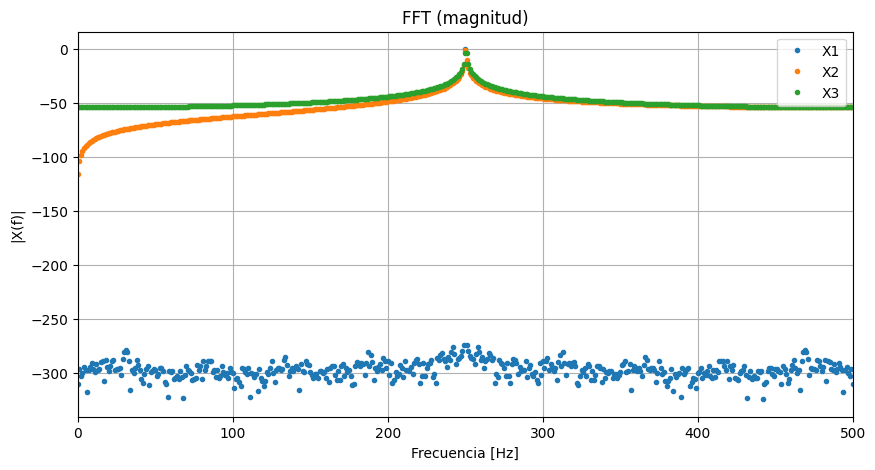
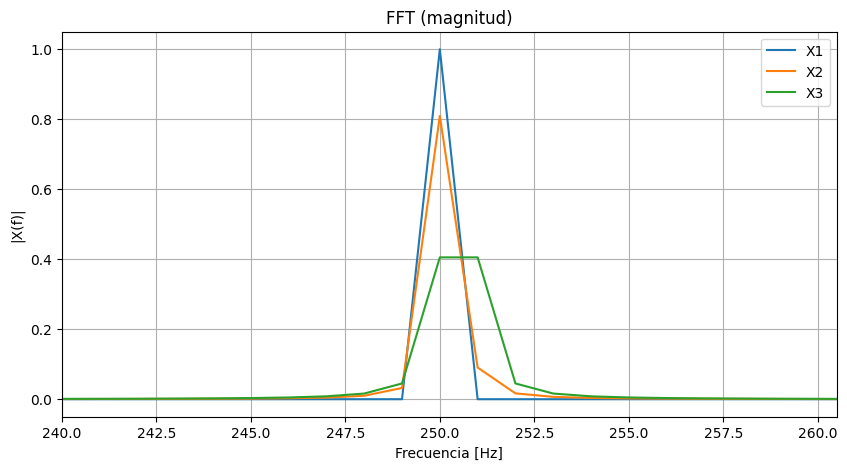
Unified diff of the notebook cell whose output changed from the first chart to the second:
--- before
+++ after
@@ -1,7 +1,7 @@
 plt.figure(figsize=(10,5))
-plt.plot(f,10*np.log10(2*(np.abs(X1))**2), '.', label='X1')
-plt.plot(f,10*np.log10(2*(np.abs(X2))**2), '.', label='X2')
-plt.plot(f,10*np.log10(2*(np.abs(X3))**2), '.', label='X3')
-plt.xlim([0, fs/2])
+plt.plot(f,2*(np.abs(X1))**2, label='X1')
+plt.plot(f,2*(np.abs(X2))**2, label='X2')
+plt.plot(f,2*(np.abs(X3))**2, label='X3')
+plt.xlim([ff1 - 10*deltaf, ff3 + 10*deltaf])
 plt.xlabel('Frecuencia [Hz]')
 plt.ylabel('|X(f)|')

Commit: TS4 Finalizada